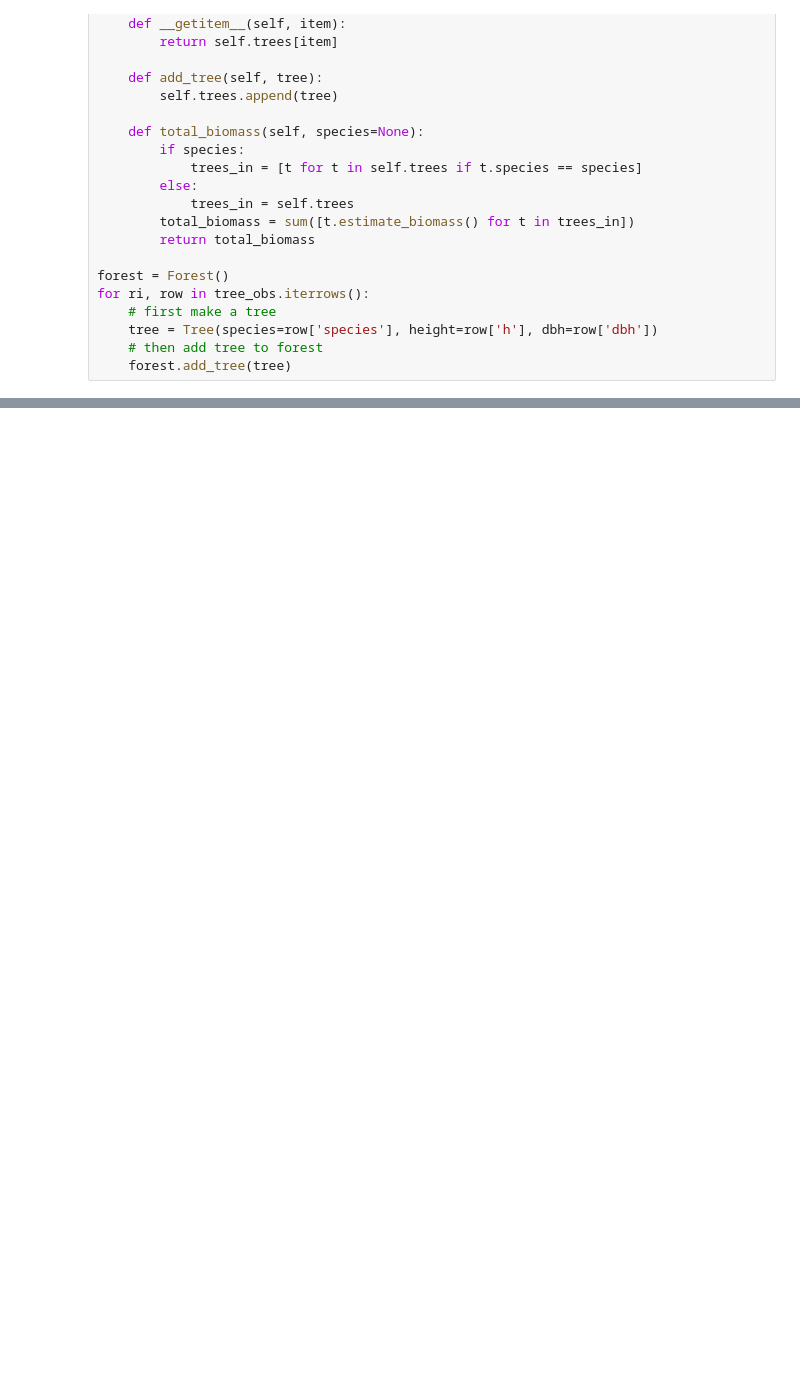
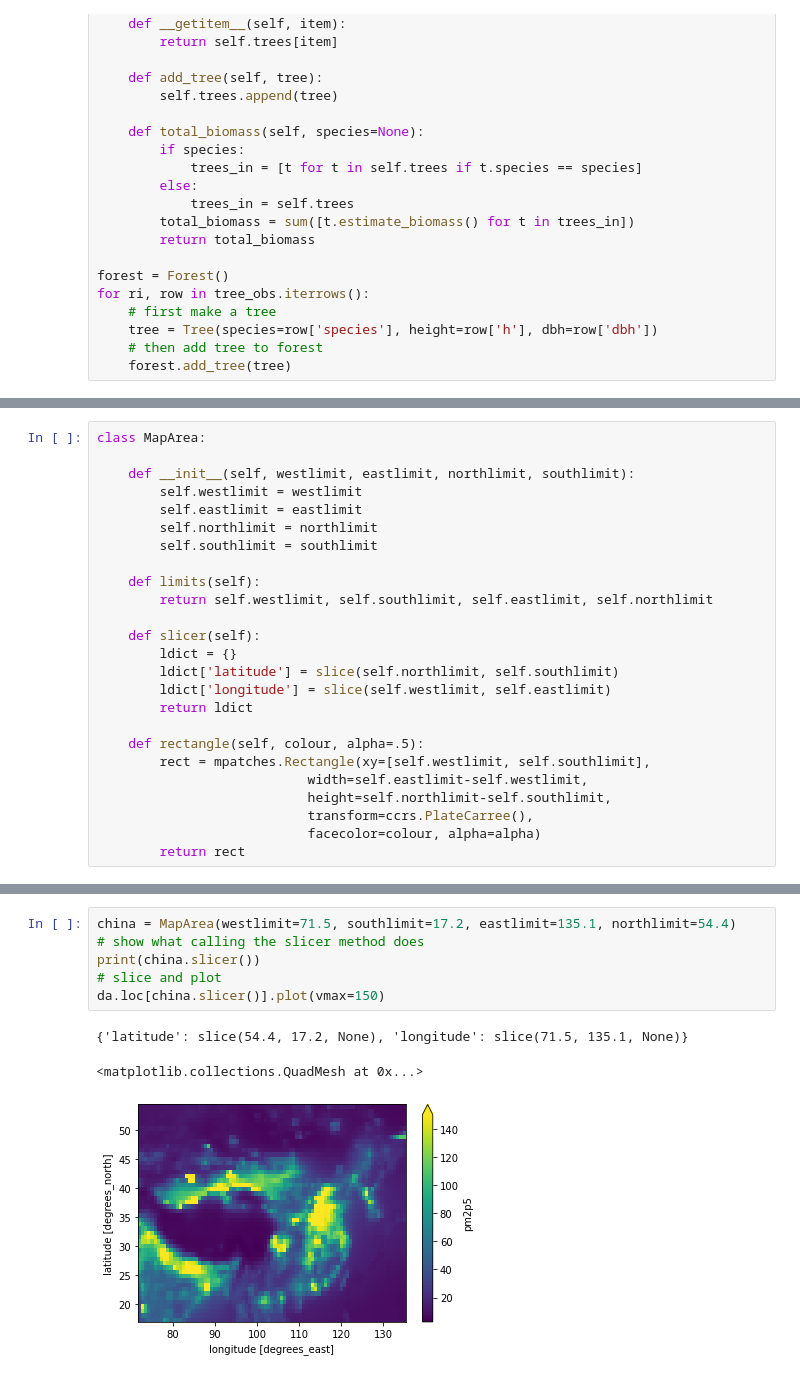
Before and after one commit to bjsilver/bag_class_class, a Jupyter notebook: index.ipynb, the cells around one changed output, grey strips where cells are left out. Saved outputs shown, nothing was run; the diff lists cells and outputs as text; blank space fills up the shorter version.

```diff
--- a/index.ipynb
+++ b/index.ipynb
@@ -292,0 +301,25 @@ forest.total_biomass('rowan')
+# %%
+class MapArea:
+
+    def __init__(self, westlimit, eastlimit, northlimit, southlimit):
+        self.westlimit = westlimit
+        self.eastlimit = eastlimit
+        self.northlimit = northlimit
+        self.southlimit = southlimit
+
+    def limits(self):
+        return self.westlimit, self.southlimit, self.eastlimit, self.northlimit
+
+    def slicer(self):
+        ldict = {}
+        ldict['latitude'] = slice(self.northlimit, self.southlimit)
+        ldict['longitude'] = slice(self.westlimit, self.eastlimit)
+        return ldict
+
+    def rectangle(self, colour, alpha=.5):
+        rect = mpatches.Rectangle(xy=[self.westlimit, self.southlimit],
+                           width=self.eastlimit-self.westlimit,
+                           height=self.northlimit-self.southlimit,
+                           transform=ccrs.PlateCarree(),
+                           facecolor=colour, alpha=alpha)
+        return rect
@@ -292,0 +340,10 @@ forest.total_biomass('rowan')
+# %%
+china = MapArea(westlimit=71.5, southlimit=17.2, eastlimit=135.1, northlimit=54.4)
+# show what calling the slicer method does
+print(china.slicer())
+# slice and plot
+da.loc[china.slicer()].plot(vmax=150)
+# %% [output]
+{'latitude': slice(54.4, 17.2, None), 'longitude': slice(71.5, 135.1, None)}
+<matplotlib.collections.QuadMesh at 0x...>
+[figure, added]
```
Also changed, not shown: parts of 14 cells of this notebook, 1 other file.
